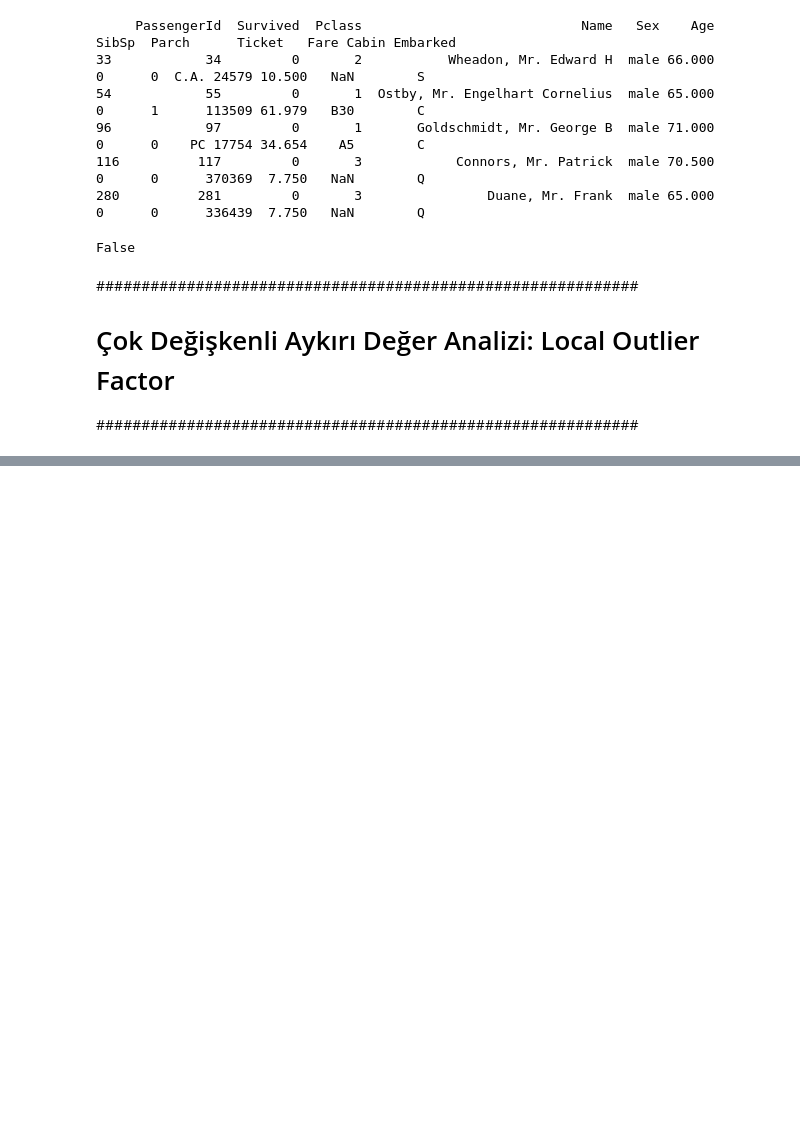
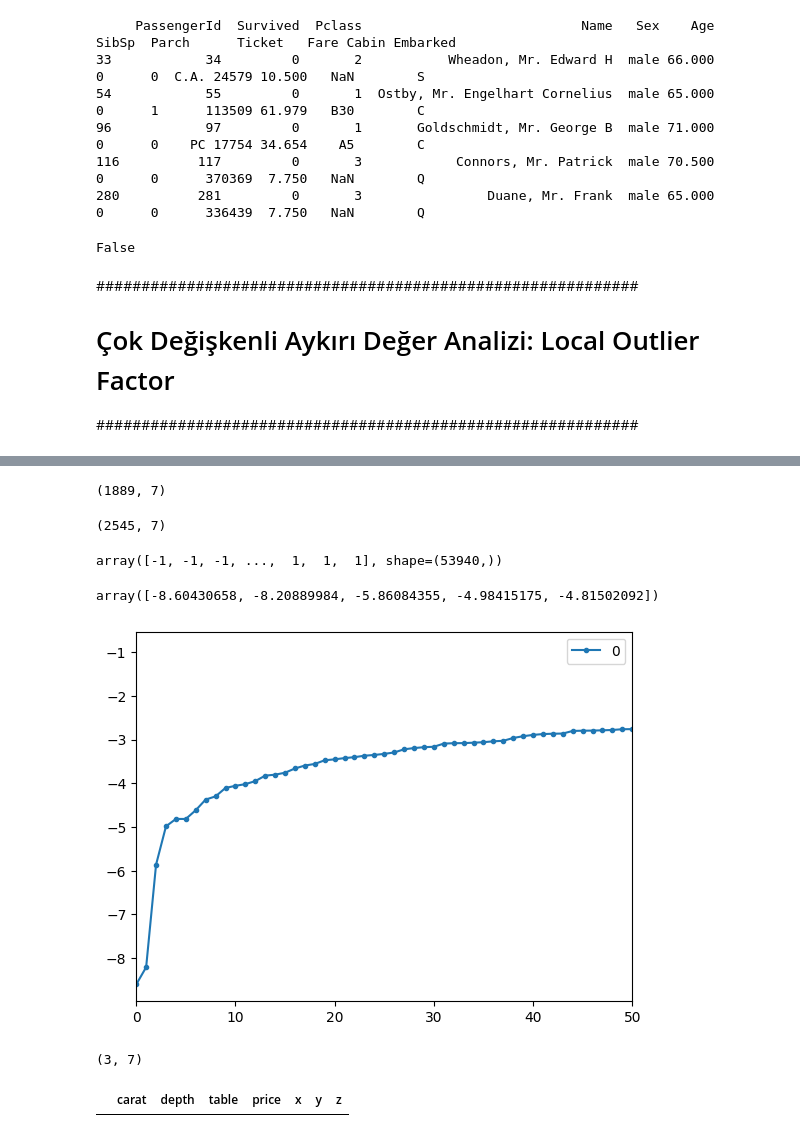
Before and after one commit to QuietLess/Data-Science-Course-Workbook, a Jupyter notebook: 03_feature_engineering/notebooks/feature_engineering.ipynb, the cells around one changed output, grey strips where cells are left out. Cells and saved outputs as stored; diff of their text form; code cells hidden in the pictures; blank space fills up the shorter version.

Commit message:
feat(feature-engineering): refresh notebook content, add LOF visuals, and cache diamonds dataset locally

```diff
--- a/03_feature_engineering/notebooks/feature_engineering.ipynb
+++ b/03_feature_engineering/notebooks/feature_engineering.ipynb
@@ -403,3 +403,27 @@ False
 ############################################################
 # Çok Değişkenli Aykırı Değer Analizi: Local Outlier Factor
 ############################################################
+# %%
+#17, 3
+
+from pathlib import Path
+import ssl
+from urllib.request import urlopen
+
+import certifi
+
+dataset_url = "https://github.com/mwaskom/seaborn-data/raw/master/diamonds.csv"
+cache_path = Path("data") / "diamonds.csv"
+cache_path.parent.mkdir(exist_ok=True)
+
+if cache_path.exists():
+    df = pd.read_csv(cache_path)
+else:
+    ssl_context = ssl.create_default_context(cafile=certifi.where())
+    with urlopen(dataset_url, context=ssl_context) as response:
+        df = pd.read_csv(response)
+    df.to_csv(cache_path, index=False)
+
+df = df.select_dtypes(include = ["float64", "int64"])
+df = df.dropna()
+df.head()
@@ -405,0 +448,40 @@ False
+# %%
+low, up = outlier_threshold(df, "carat")
+df[((df["carat"] < low) | (df["carat"] > up))].shape
+# %% [output]
+(1889, 7)
+# %%
+low, up = outlier_threshold(df, "depth")
+df[((df["depth"] < low) | (df["depth"] > up))].shape
+# %% [output]
+(2545, 7)
+# %%
+clf = LocalOutlierFactor(n_neighbors=20)
+clf.fit_predict(df)
+# %% [output]
+array([-1, -1, -1, ...,  1,  1,  1], shape=(53940,))
+# %%
+df_scores = clf.negative_outlier_factor_
+df_scores[0:5]
+# df.scores = -df_scores
+np.sort(df_scores)[0:5]
+# %% [output]
+array([-8.60430658, -8.20889984, -5.86084355, -4.98415175, -4.81502092])
+# %%
+scores = pd.DataFrame(np.sort(df_scores))
+scores.plot(stacked=True, xlim=[0, 50], style=".-")
+plt.show()
+# %% [output]
+[figure, added]
+# %%
+th = np.sort(df_scores)[3]
+df[df_scores < th]
+df[df_scores < th].shape
+# %% [output]
+(3, 7)
+# %%
+df.describe([0.01, 0.05, 0.75, 0.90, 0.99]).T
+df[df_scores < th].index
+df[df_scores < th].drop(axis = 0, labels = df[df_scores < th].index)
+# %% [output]
+|  | carat | depth | table | price | x | y | z |
```
Also changed, not shown: parts of 2 cells of this notebook, 4 other files.
